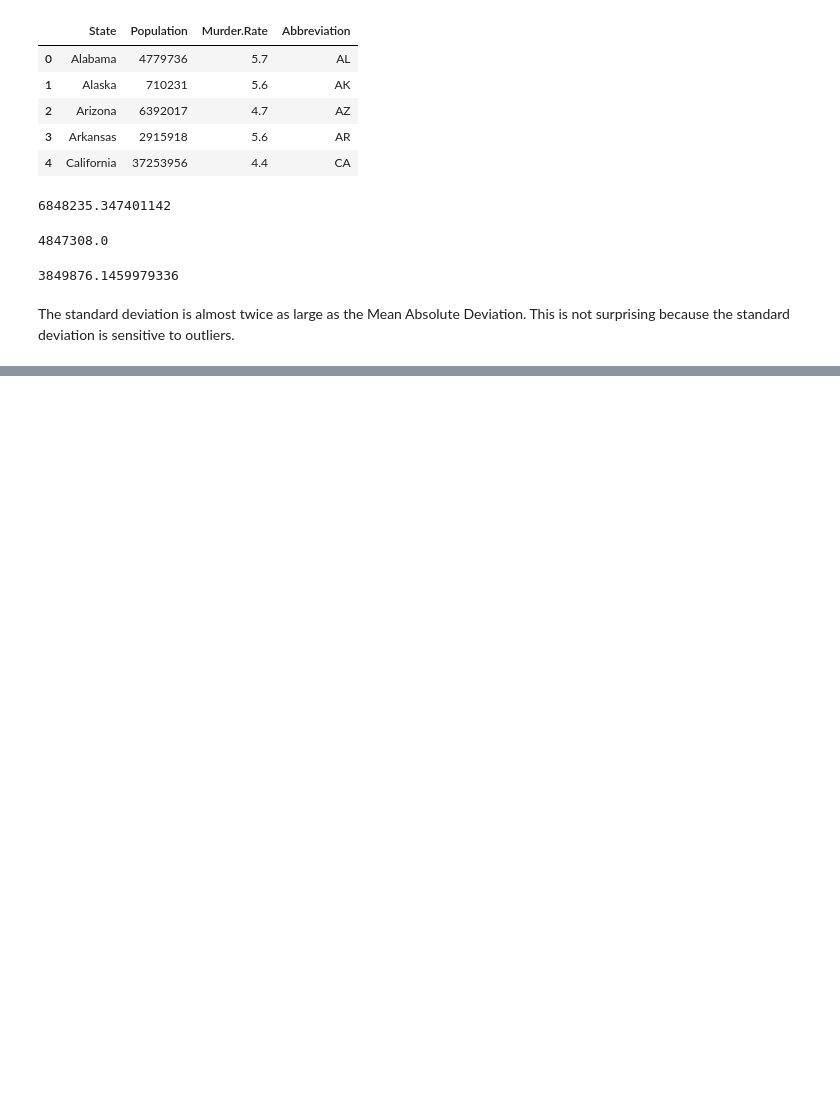
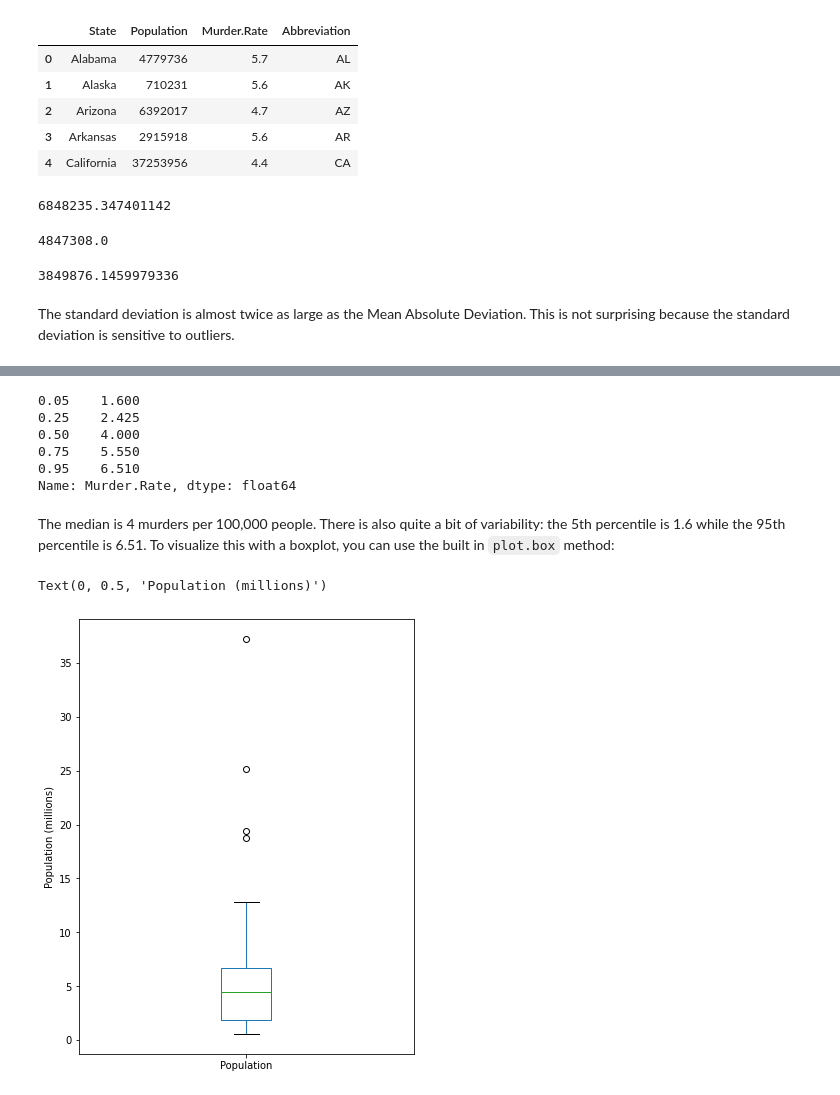
Before and after one commit to love-bees/my-notebooks, a Jupyter notebook: Stats.ipynb, the cells around one changed output, grey strips where cells are left out. Cells and saved outputs as stored; diff of their text form; code cells hidden in the pictures; blank space fills up the shorter version.

```diff
--- a/Stats.ipynb
+++ b/Stats.ipynb
@@ -237,0 +253,3 @@ The standard deviation is almost twice as large as the Mean Absolute Deviation.
+# %%
+data = pd.read_csv('state.csv')
+data.head(5)
@@ -237,0 +263,17 @@ The standard deviation is almost twice as large as the Mean Absolute Deviation.
+# %%
+data['Murder.Rate'].quantile([0.05,0.25,0.5,0.75,0.95])
+# %% [output]
+0.05    1.600
+0.25    2.425
+0.50    4.000
+0.75    5.550
+0.95    6.510
+Name: Murder.Rate, dtype: float64
+# %% [markdown]
+The median is 4 murders per 100,000 people. There is also quite a bit of variability: the 5th percentile is 1.6 while the 95th percentile is 6.51. To visualize this with a boxplot, you can use the built in `plot.box` method:
+# %%
+ax = (data['Population']/1000000).plot.box(figsize=(6,8))
+ax.set_ylabel('Population (millions)')
+# %% [output]
+Text(0, 0.5, 'Population (millions)')
+[figure, added]
```
Also changed, not shown: parts of 13 cells of this notebook.
